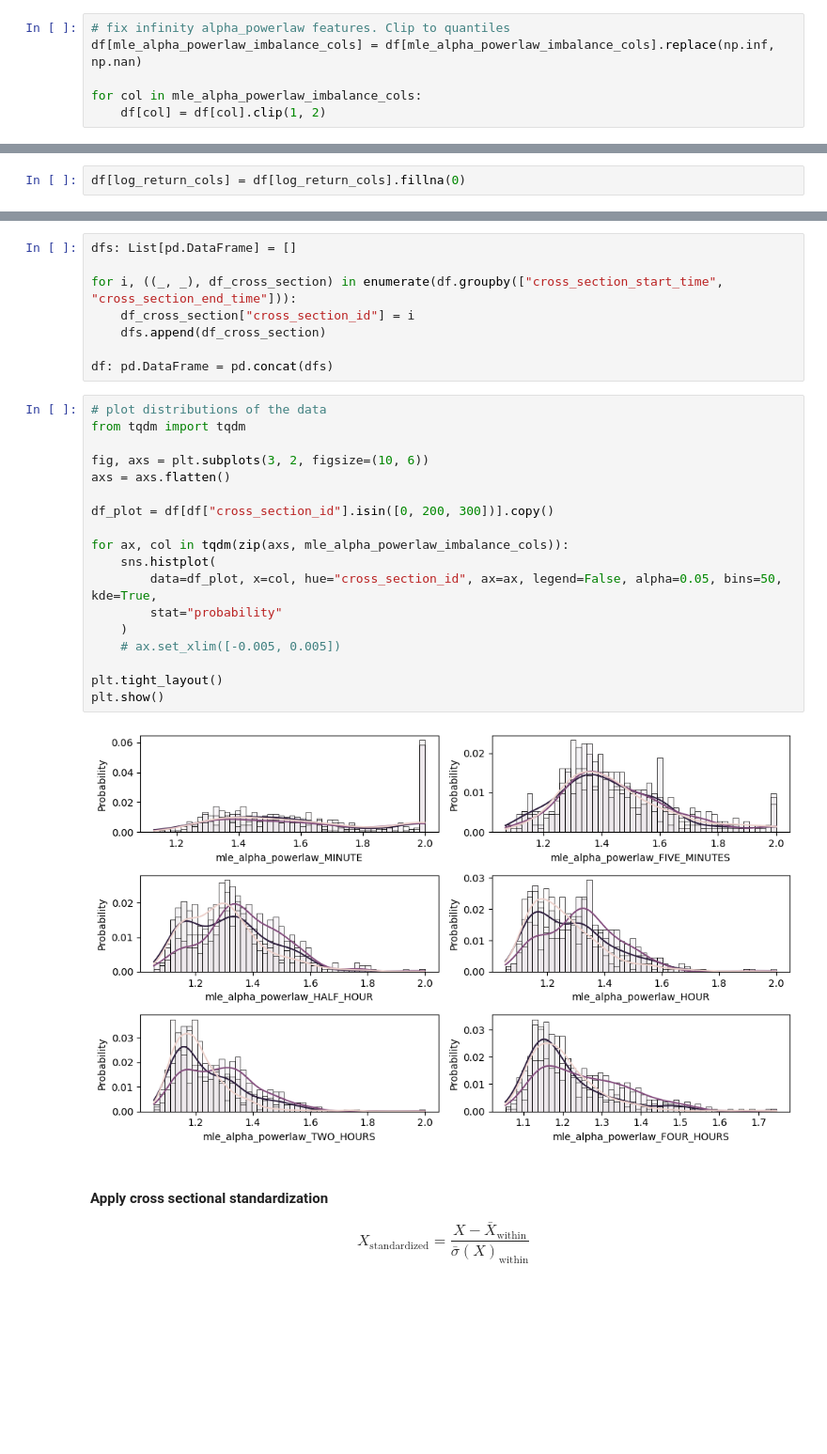
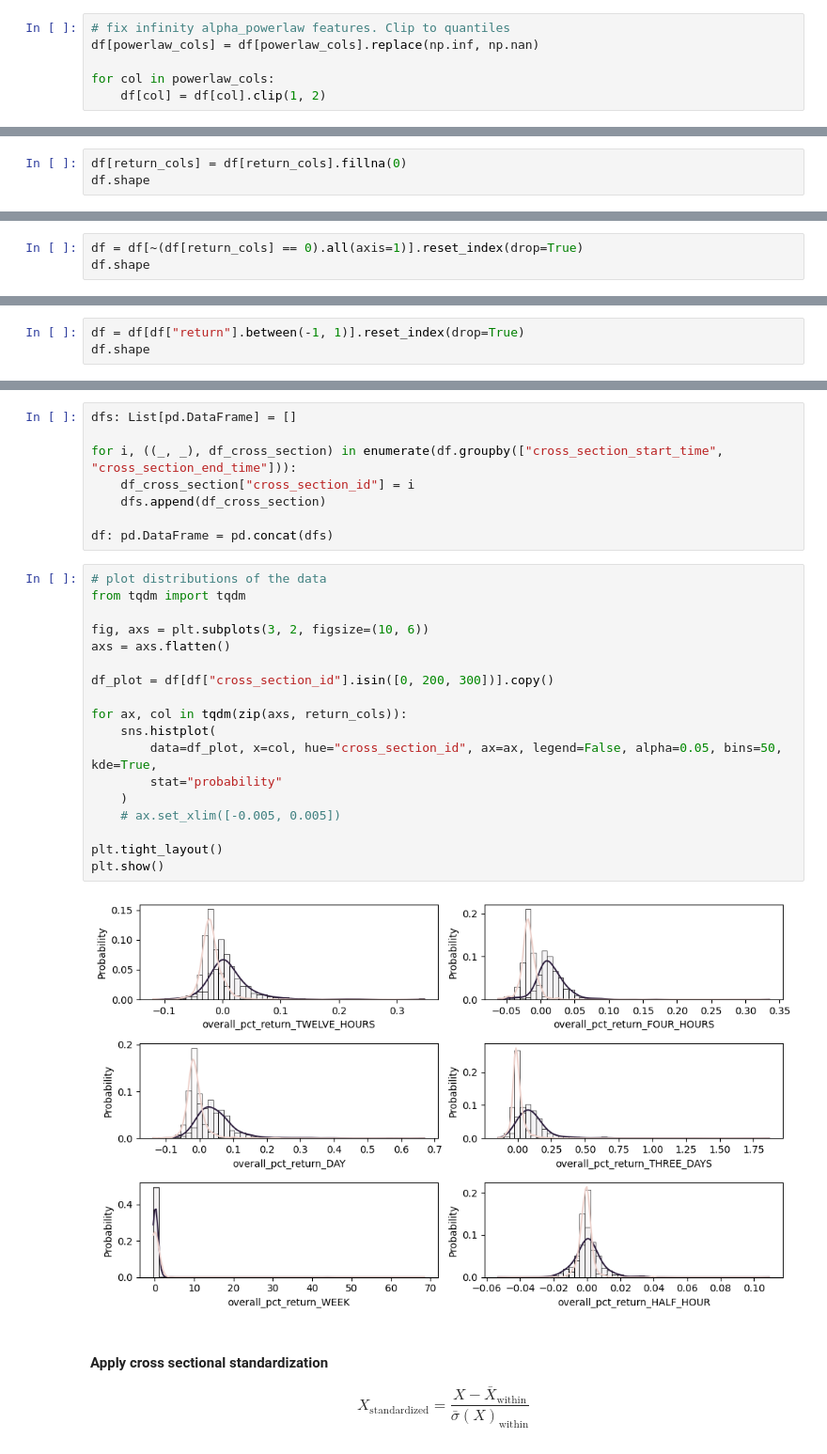
Before and after one commit to B0R0koko/microstructure_ranker, a Jupyter notebook: src/analysis/analysis.ipynb, the cells around one changed output, grey strips where cells are left out. Shown at 94% size. Cells and saved outputs as stored; diff of their text form; blank space fills up the shorter version.

```diff
--- a/src/analysis/analysis.ipynb
+++ b/src/analysis/analysis.ipynb
@@ -138,7 +144,7 @@ df[num_cols].describe().T
 # %%
 # fix infinity alpha_powerlaw features. Clip to quantiles
-df[mle_alpha_powerlaw_imbalance_cols] = df[mle_alpha_powerlaw_imbalance_cols].replace(np.inf, np.nan)
+df[powerlaw_cols] = df[powerlaw_cols].replace(np.inf, np.nan)
 
-for col in mle_alpha_powerlaw_imbalance_cols:
+for col in powerlaw_cols:
     df[col] = df[col].clip(1, 2)
 # %%
@@ -160,4 +164,5 @@ df[mle_alpha_powerlaw_imbalance_cols].describe().T
 
 <p>Fill in nans in log_return feature with zeros, if there were no trades, hence the return is 0</p>
 # %%
-df[log_return_cols] = df[log_return_cols].fillna(0)
+df[return_cols] = df[return_cols].fillna(0)
+df.shape
@@ -163,0 +171,3 @@ df[log_return_cols] = df[log_return_cols].fillna(0)
+# %%
+df = df[~(df[return_cols] == 0).all(axis=1)].reset_index(drop=True)
+df.shape
@@ -163,0 +176,3 @@ df[log_return_cols] = df[log_return_cols].fillna(0)
+# %%
+df = df[df["return"].between(-1, 1)].reset_index(drop=True)
+df.shape
@@ -174,23 +191,23 @@ df: pd.DataFrame = pd.concat(dfs)
 # %%
 # plot distributions of the data
 from tqdm import tqdm
 
 fig, axs = plt.subplots(3, 2, figsize=(10, 6))
 axs = axs.flatten()
 
 df_plot = df[df["cross_section_id"].isin([0, 200, 300])].copy()
 
-for ax, col in tqdm(zip(axs, mle_alpha_powerlaw_imbalance_cols)):
+for ax, col in tqdm(zip(axs, return_cols)):
     sns.histplot(
         data=df_plot, x=col, hue="cross_section_id", ax=ax, legend=False, alpha=0.05, bins=50, kde=True,
         stat="probability"
     )
     # ax.set_xlim([-0.005, 0.005])
 
 plt.tight_layout()
 plt.show()
 # %% [output]
-[figure, old version]
+[figure, new version]
 # %% [markdown]
 <h4>Apply cross sectional standardization</h4>
 
```
Also changed, not shown: parts of 39 cells of this notebook, 13 other files.
